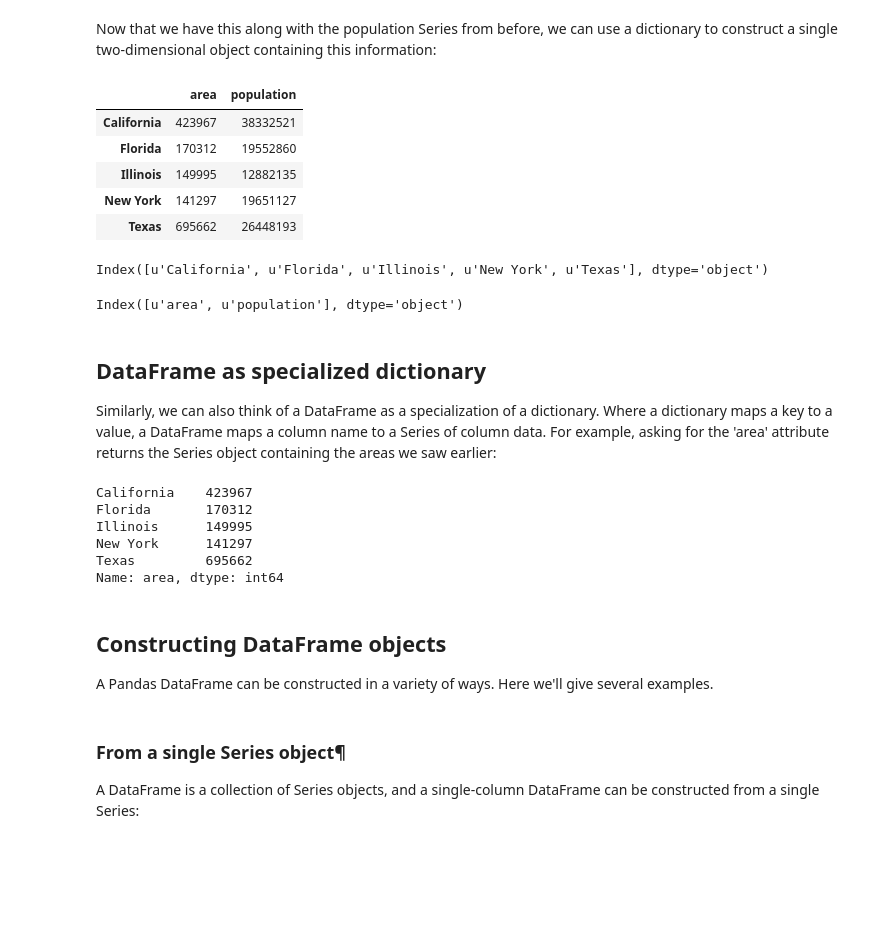
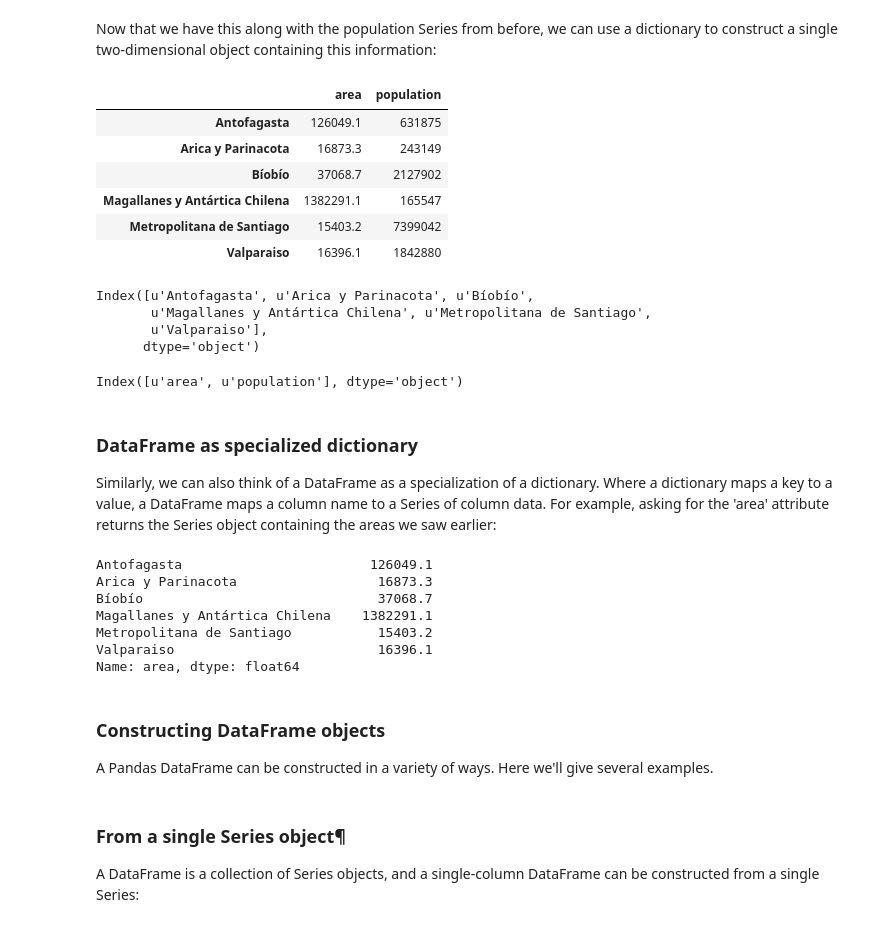
Before and after one commit to pucdata/pythonclub, a Jupyter notebook: sessions/07-pandas/01 - Pandas tutorial.ipynb, the cells around one changed output. Cells and saved outputs as stored; diff of their text form; code cells hidden in the pictures; blank space fills up the shorter version.

```diff
--- a/sessions/07-pandas/01 - Pandas tutorial.ipynb
+++ b/sessions/07-pandas/01 - Pandas tutorial.ipynb
@@ -89,0 +71,9 @@ population['California']
+# %%
+population_dict = {'Arica y Parinacota': 243149,
+                   'Antofagasta': 631875,
+                   'Metropolitana de Santiago': 7399042,
+                   'Valparaiso': 1842880,
+                   'Bíobío': 2127902,
+                   'Magallanes y Antártica Chilena': 165547}
+population = pd.Series(population_dict)
+population
@@ -118,0 +110,10 @@ dtype: int64
+# %%
+# Area in km^2
+area_dict = {'Arica y Parinacota': 16873.3,
+             'Antofagasta': 126049.1,
+             'Metropolitana de Santiago': 15403.2,
+             'Valparaiso': 16396.1,
+             'Bíobío': 37068.7,
+             'Magallanes y Antártica Chilena': 1382291.1}
+area = pd.Series(area_dict)
+area
@@ -119,18 +128,22 @@ dtype: int64
 # %% [markdown]
 Now that we have this along with the population Series from before, we can use a dictionary to construct a single two-dimensional object containing this information:
 # %%
-states = pd.DataFrame({'population': population,
+regions = pd.DataFrame({'population': population,
                        'area': area})
-states
+regions
 # %% [output]
 |  | area | population |
-| California | 423967 | 38332521 |
-| Florida | 170312 | 19552860 |
-| Illinois | 149995 | 12882135 |
-| New York | 141297 | 19651127 |
-| Texas | 695662 | 26448193 |
+| Antofagasta | 126049.1 | 631875 |
+| Arica y Parinacota | 16873.3 | 243149 |
+| Bíobío | 37068.7 | 2127902 |
+| Magallanes y Antártica Chilena | 1382291.1 | 165547 |
+| Metropolitana de Santiago | 15403.2 | 7399042 |
+| Valparaiso | 16396.1 | 1842880 |
 # %%
-states.index
+regions.index
 # %% [output]
-Index([u'California', u'Florida', u'Illinois', u'New York', u'Texas'], dtype='object')
+Index([u'Antofagasta', u'Arica y Parinacota', u'Bíobío',
+       u'Magallanes y Antártica Chilena', u'Metropolitana de Santiago',
+       u'Valparaiso'],
+      dtype='object')
 # %%
@@ -138,20 +151,21 @@ states.columns
 # %% [output]
 Index([u'area', u'population'], dtype='object')
 # %% [markdown]
-## DataFrame as specialized dictionary
+### DataFrame as specialized dictionary
 
 Similarly, we can also think of a DataFrame as a specialization of a dictionary. Where a dictionary maps a key to a value, a DataFrame maps a column name to a Series of column data. For example, asking for the 'area' attribute returns the Series object containing the areas we saw earlier:
 # %%
-states['area']
+regions['area']
 # %% [output]
-California    423967
-Florida       170312
-Illinois      149995
-New York      141297
-Texas         695662
-Name: area, dtype: int64
+Antofagasta                        126049.1
+Arica y Parinacota                  16873.3
+Bíobío                              37068.7
+Magallanes y Antártica Chilena    1382291.1
+Metropolitana de Santiago           15403.2
+Valparaiso                          16396.1
+Name: area, dtype: float64
 # %% [markdown]
-## Constructing DataFrame objects
+### Constructing DataFrame objects
 A Pandas DataFrame can be constructed in a variety of ways. Here we'll give several examples.
 # %% [markdown]
 ### From a single Series object¶
```
Also changed, not shown: parts of 30 cells of this notebook, 2 other files.
